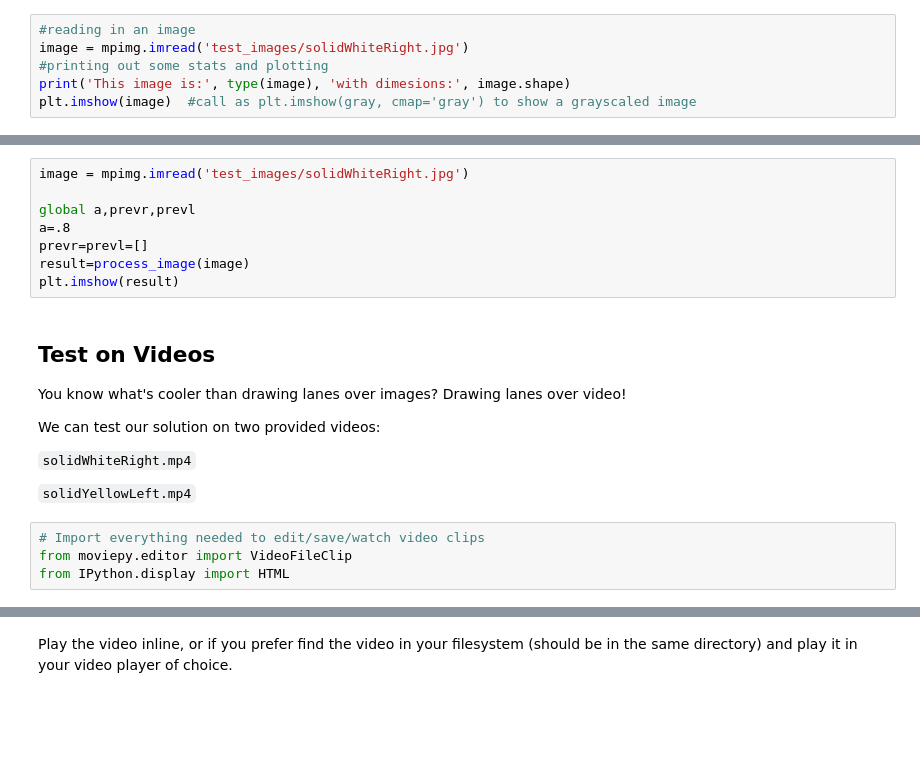
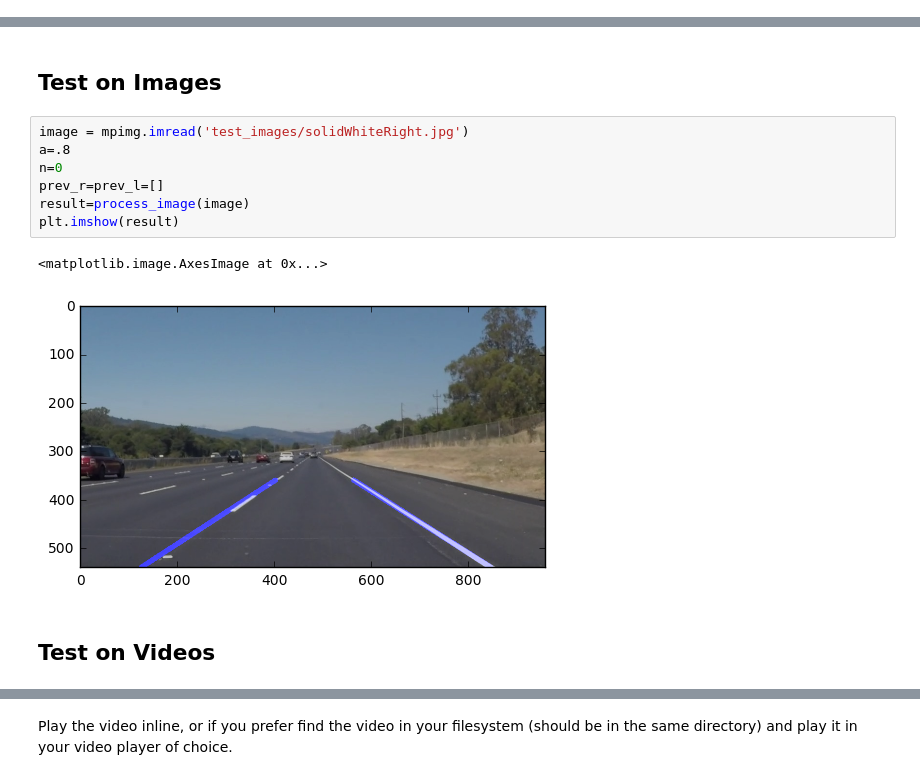
Before and after one commit to gagolucasm/Lane-Detection, a Jupyter notebook: P1.ipynb, the cells around one changed output, grey strips where cells are left out. Saved outputs shown, nothing was run; the diff lists cells and outputs as text; blank space fills up the shorter version.

```diff
--- a/P1.ipynb
+++ b/P1.ipynb
@@ -40,7 +21 @@ import cv2
 %matplotlib inline
-# %%
-#reading in an image
-image = mpimg.imread('test_images/solidWhiteRight.jpg')
-#printing out some stats and plotting
-print('This image is:', type(image), 'with dimesions:', image.shape)
-plt.imshow(image)  #call as plt.imshow(gray, cmap='gray') to show a grayscaled image
@@ -353,24 +221,16 @@ error: ..\..\..\modules\imgproc\src\hough.cpp:424: error: (-215) image.type() ==
+# %% [markdown]
+## Test on Images
 # %%
 image = mpimg.imread('test_images/solidWhiteRight.jpg')
-
-global a,prevr,prevl
 a=.8
-prevr=prevl=[]
+n=0
+prev_r=prev_l=[]
 result=process_image(image)
 plt.imshow(result)
+# %% [output]
+<matplotlib.image.AxesImage at 0x...>
+[figure, added]
-# %% [markdown]
-## Test on Videos
-
-You know what's cooler than drawing lanes over images? Drawing lanes over video!
-
-We can test our solution on two provided videos:
-
-`solidWhiteRight.mp4`
-
-`solidYellowLeft.mp4`
-# %%
-# Import everything needed to edit/save/watch video clips
-from moviepy.editor import VideoFileClip
-from IPython.display import HTML
+# %% [markdown]
+## Test on Videos
 # %%
 white_output = 'white.mp4'
```
Also changed, not shown: parts of 27 cells of this notebook.
